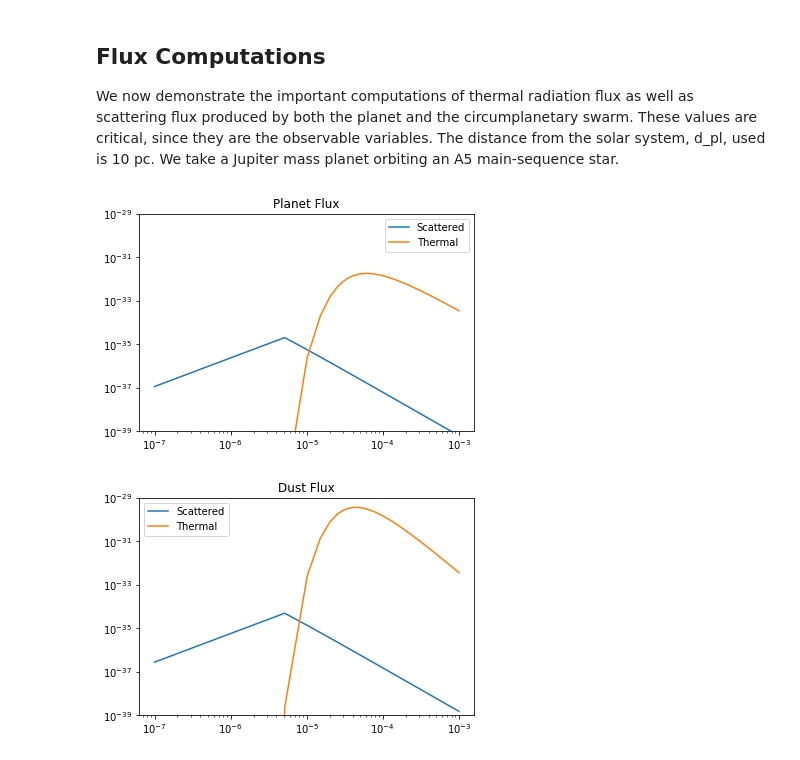
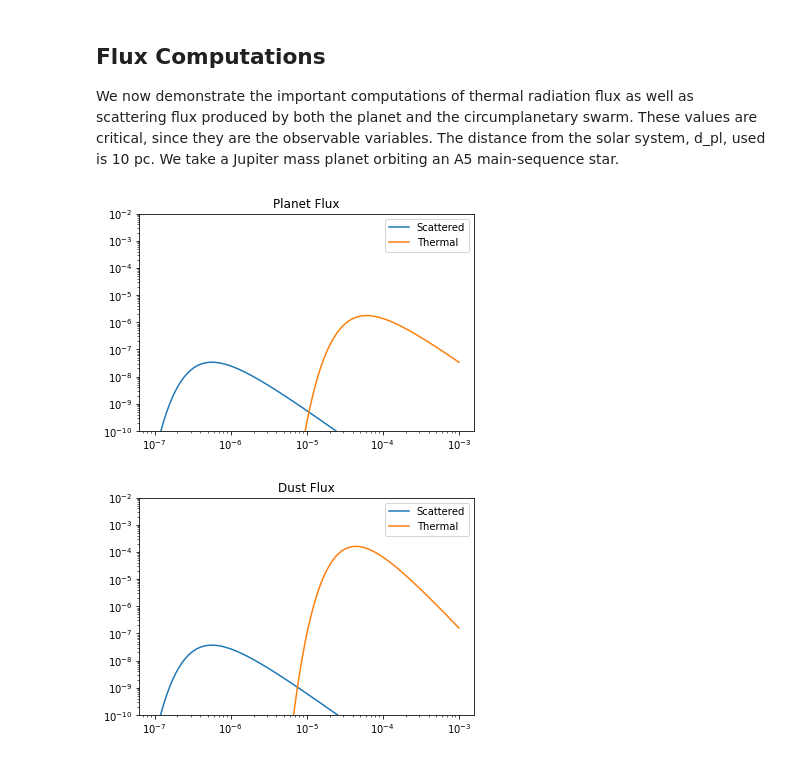
Before and after one commit to LoicNassif/CE-Irregular-Satellites, a Jupyter notebook: plots.ipynb, the cells around one changed output. Cells and saved outputs as stored; diff of their text form; code cells hidden in the pictures.

Commit message:
changed waverange to be in logarithmic intervals to smooth out flux plots

```diff
--- a/plots.ipynb
+++ b/plots.ipynb
@@ -95,29 +95,29 @@ R_pl = 6.9911e7; eta = 0.4; Nstr = 6.; d_pl = 3.086e17
 
 jupiter5 = CollSwarm(M0, Dt, Dmax, L_s, M_s, M_pl, a_pl, R_pl, eta, Nstr, d_pl, correction=True)
 
-jupiter5.updateSwarm(4.5e9) # Update the swarm to 4.5e9 years.
+jupiter5.updateSwarm(1e10) # Update the swarm to 4.5e9 years.
 
-waverange = linspace(1e-7, 0.001, 200)
-Fth_planet = jupiter5.computeFth(waverange, planet=True)
-Fth_swarm = jupiter5.computeFth(waverange, swarm=True)
-Fs_planet = jupiter5.computeFs(waverange, 1., 0.52, planet=True)
-Fs_swarm = jupiter5.computeFs(waverange, 0.32, 0.08, swarm=True)
+waverange = logspace(-7, -3, 200)
+Fth_planet = jupiter5.computeFth(waverange, planet=True)/1e-26
+Fth_swarm = jupiter5.computeFth(waverange, swarm=True)/1e-26
+Fs_planet = jupiter5.computeFs(waverange, 1., 0.52, planet=True)/1e-26
+Fs_swarm = jupiter5.computeFs(waverange, 0.32, 0.08, swarm=True)/1e-26
 # %%
 plt.figure(3)
 plt.title('Planet Flux')
 plt.loglog(waverange, Fs_planet, label="Scattered")
 plt.loglog(waverange, Fth_planet, label="Thermal")
-plt.ylim([10e-40, 10e-30])
+plt.ylim([10e-11, 10e-3])
 plt.legend()
 plt.show()
 
 plt.figure(4)
 plt.title('Dust Flux')
 plt.loglog(waverange, Fs_swarm, label="Scattered")
 plt.loglog(waverange, Fth_swarm, label="Thermal")
-plt.ylim([10e-40, 10e-30])
+plt.ylim([10e-11, 10e-3])
 plt.legend()
 plt.show()
 # %% [output]
-[figure, old version]
+[figure, new version]
-[figure, old version]
+[figure, new version]
```
Also changed, not shown: 1 other file.
